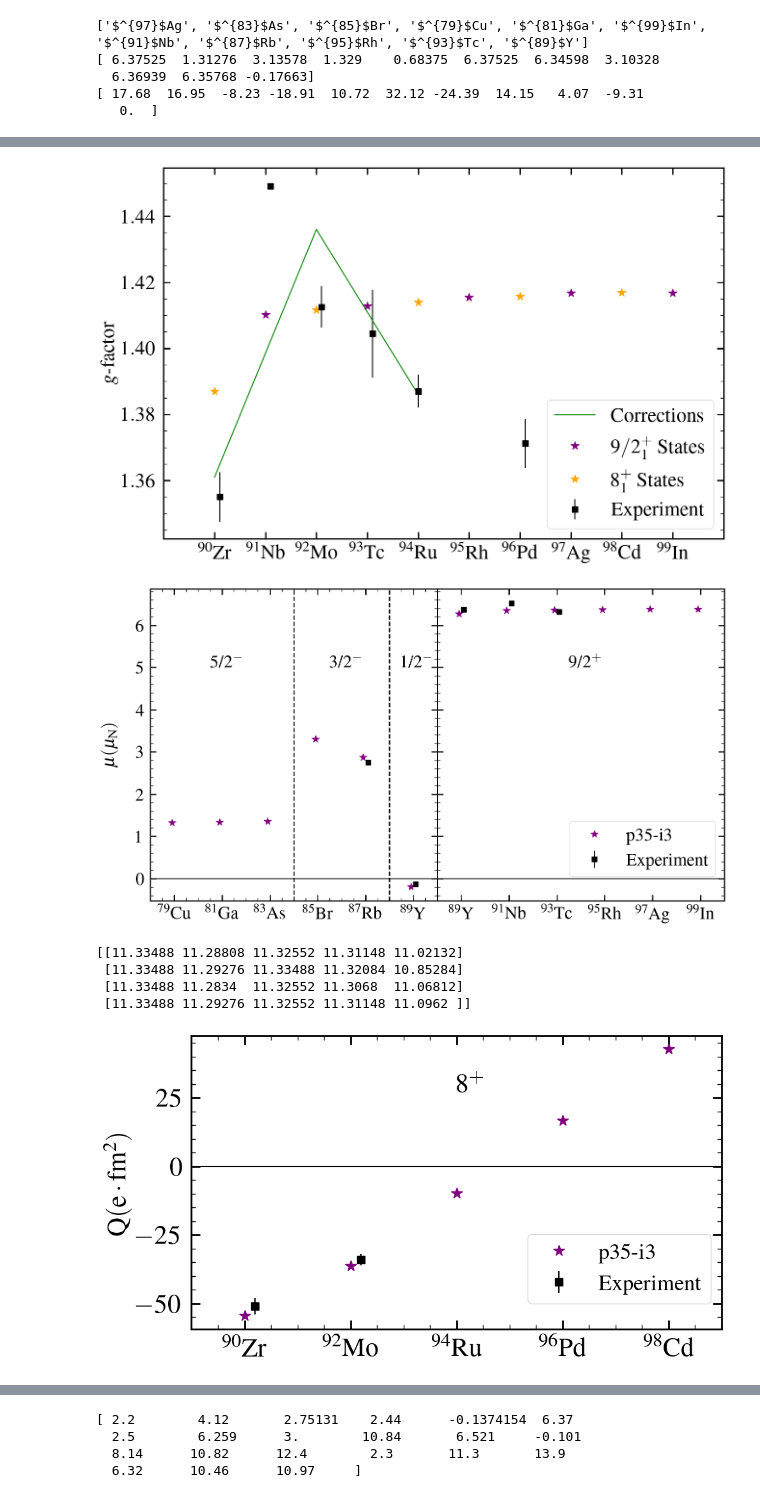
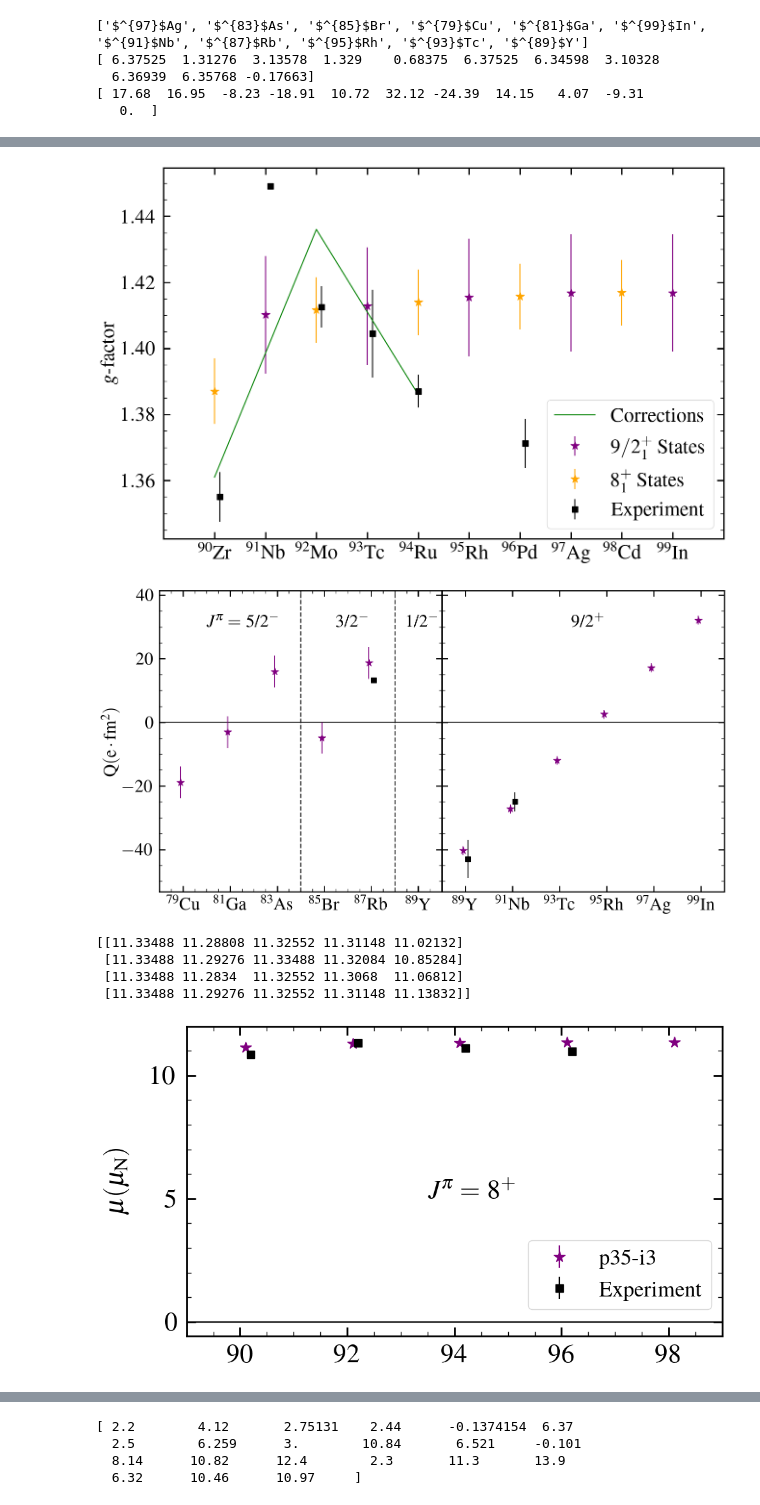
Before and after one commit to JordanPurcell/Research, a Jupyter notebook: plots/EM_properties.ipynb, the cells around one changed output, grey strips where cells are left out. Drawn from its saved outputs; the diff is of its cells as text; code cells hidden in the pictures.

Commit message:
Plot and Data Updates
Replaced p35-i3 folder with updated one. Added error bars to all plots.

```diff
--- a/plots/EM_properties.ipynb
+++ b/plots/EM_properties.ipynb
@@ -255,13 +259,9 @@ f.set_figwidth(15)
 f.set_figheight(10)
 
 plt.setp(ax, xticks= A90, xticklabels=A90_ticks)
-#ax.errorbar([A90[int(2*i+1)] for i in range(5)], [A90_mu[2*i+1]/4.5 for i in range(5)], yerr=[0.08/4.5, 0.08/4.5, 0.08/4.5, 0.08/4.5, 0.08/4.5],
-                    #fmt='*', mfc='purple', mec='purple', ecolor='purple', ms=13,label='$9/2^+_1$ States')
-#ax.errorbar([A90[int(2*i)] for i in range(5)], [A90_mu[2*i]/8 for i in range(5)], yerr=[0.08/8, 0.08/(8), 0.08/(8), 0.08/(8), 0.08/(8)],
-                    #fmt='*', mfc='orange', mec='orange', ecolor='orange', ms=13, label='$8^+_1$ States')
-ax.errorbar([A90[int(2*i+1)] for i in range(5)], [A90_mu[2*i+1]/4.5 for i in range(5)],
+ax.errorbar([A90[int(2*i+1)] for i in range(5)], [A90_mu[2*i+1]/4.5 for i in range(5)], yerr=[0.08/4.5, 0.08/4.5, 0.08/4.5, 0.08/4.5, 0.08/4.5],
                     fmt='*', mfc='purple', mec='purple', ecolor='purple', ms=13,label='$9/2^+_1$ States')
-ax.errorbar([A90[int(2*i)] for i in range(5)], [A90_mu[2*i]/8 for i in range(5)],
+ax.errorbar([A90[int(2*i)] for i in range(5)], [A90_mu[2*i]/8 for i in range(5)], yerr=[0.08/8, 0.08/(8), 0.08/(8), 0.08/(8), 0.08/(8)],
                     fmt='*', mfc='orange', mec='orange', ecolor='orange', ms=13, label='$8^+_1$ States')
 plt.errorbar([90+0.1,91+0.1,92+0.1,93+0.1,96+0.1], [A90_exp[i]/A90_exp_J[i] for i in range(len(A90_exp))], yerr=[A90_err[i]/A90_exp_J[i] for i in range(len(A90_exp))],
                     fmt='s', mfc='black', mec='black', ecolor='black', ms=8, label='Experiment')
@@ -277,15 +277,15 @@ plt.legend(fontsize=30)
 plt.minorticks_on()
 plt.show()
 # %% [output]
-[figure, old version]
+[figure, new version]
 # %%
-f, ax = plt.subplots(2,2, sharey='row', gridspec_kw={'width_ratios':[6,6]})
-#f, ax = plt.subplots(2,2, sharex='col', sharey='row', gridspec_kw={'width_ratios':[6,6]})      # Switch to this one to isolate bottom plot
+#f, ax = plt.subplots(2,2, sharey='row', gridspec_kw={'width_ratios':[6,6]})
+f, ax = plt.subplots(2,2, sharex='col', sharey='row', gridspec_kw={'width_ratios':[6,6]})      # Switch to this one to isolate bottom plot
 f.set_figwidth(15)
 f.set_figheight(15)
 
-plt.setp(ax[0][0], xticks=odd_A, xticklabels=odd_ticks)                 # Change first index to isolate top/bottom plot
-plt.setp(ax[0][1], xticks=m9_A, xticklabels=m9_ticks)                   # ""
+plt.setp(ax[1][0], xticks=odd_A, xticklabels=odd_ticks)                 # Change first index to isolate top/bottom plot
+plt.setp(ax[1][1], xticks=m9_A, xticklabels=m9_ticks)                   # ""
 ax[0][0].tick_params(pad=10)
 ax[0][1].tick_params(pad=10)
 ax[0][0].set_xlim(78, 90)
@@ -300,10 +300,8 @@ ax[1][1].plot(xeven, np.zeros(len(xeven)), color='black', linestyle='solid')
 #ax[0][0].scatter([odd_A[i] - 0.2 for i in range(len(odd_A))], odd_dipoles[0], color='green', s = 125, label='jj44a', alpha=0.9)
 #ax[0][0].scatter([odd_A[i] for i in range(len(odd_A))], odd_dipoles[1], color='orange',  s = 125, label='n50j', alpha=0.9)
 #ax[0][0].scatter([odd_A[i] - 0.1 for i in range(len(odd_A))], odd_dipoles[2], color='orange', s = 125, label='p35-i2', alpha=0.9)
-#ax[0][0].errorbar([odd_A[i] + 0.1 for i in range(len(odd_A))], odd_dipoles[3], yerr=[0.22, 0.22, 0.22, 0.22, 0.22, 0.22, 0.22, 0.22, 0.22, 0.22, 0.08],
-                   # fmt='*', mfc='purple', mec='purple', ecolor='purple', ms=13, label='p35-i3')
-ax[0][0].errorbar([odd_A[i] - 0.1 for i in range(len(odd_A))], odd_dipoles[3],
-                    fmt='*', mfc='purple', mec='purple', ecolor='purple', ms=13, label='p35-i3')
+ax[0][0].errorbar([odd_A[i] - 0.1 for i in range(len(odd_A))], odd_dipoles[3], yerr=[0.22, 0.22, 0.22, 0.22, 0.22, 0.22, 0.22, 0.22, 0.22, 0.22, 0.08],
+                   fmt='*', mfc='purple', mec='purple', ecolor='purple', ms=13, label='p35-i3')
 ax[0][0].errorbar([87 + 0.1, 89 + 0.1, 91 + 0.1], [2.75131, -0.1374154, 6.521], yerr=[0.00012, 0.0000003, 0.002],
                     fmt='s', mfc='black', mec='black', ecolor='black', ms=8, label='Experiment')
 
@@ -311,9 +309,7 @@ ax[0][0].errorbar([87 + 0.1, 89 + 0.1, 91 + 0.1], [2.75131, -0.1374154, 6.521],
 #ax[1][0].scatter([odd_A[i] - 0.2 for i in range(len(odd_A)-1)], odd_Q[0][:10], color='green', s = 125, label='jj44a', alpha=0.9)
 #ax[1][0].scatter([odd_A[i] for i in range(len(odd_A)-1)], odd_Q[1][:10], color='orange',  s = 125, label='n50j', alpha=0.9)
 #ax[1][0].scatter(odd_A[:10], odd_Q[2][:10], color='orange', s = 125, label='p35-i2', alpha=0.9)
-#ax[1][0].errorbar(odd_A[:10], odd_Q[3][:10], yerr=[5, 5, 5, 5, 5, 5, 5, 5, 5, 5],
-                    #fmt='*', mfc='purple', mec='purple', ecolor='purple', ms=13, label='p35-i3')
-ax[1][0].errorbar(odd_A[:10] - np.array([0.1]*10), odd_Q[3][:10],
+ax[1][0].errorbar(odd_A[:10] - np.array([0.1]*10), odd_Q[3][:10], yerr=[5, 5, 5, 5, 5, 5, 5, 5, 5, 5],
                     fmt='*', mfc='purple', mec='purple', ecolor='purple', ms=13, label='p35-i3')
 ax[1][0].errorbar([87 + 0.1, 91 + 0.1], [13.2, -25], yerr=[0.1, 3],
                     fmt='s', mfc='black', mec='black', ecolor='black', ms=8, label='Experiment')
@@ -321,19 +317,15 @@ ax[1][0].errorbar([87 + 0.1, 91 + 0.1], [13.2, -25], yerr=[0.1, 3],
 #ax[0][1].scatter([m9_A[i] - 0.2 for i in range(len(m9_A))], odd_mu9[0], color='green', s = 125, label='jj44a', alpha=0.9)
 #ax[0][1].scatter([m9_A[i] for i in range(len(m9_A))], odd_mu9[1], color='orange',  s = 125, label='n50j', alpha=0.9)
 #ax[0][1].scatter([m9_A[i] - 0.1 for i in range(len(m9_A))], odd_mu9[2], color='orange', s = 125, label='p35-i2', alpha=0.9)
-#ax[0][1].errorbar([m9_A[i] + 0.1 for i in range(len(m9_A))], odd_mu9[3], yerr=[0.08, 0.08, 0.08, 0.08, 0.08, 0.08],
-                   # fmt='*', mfc='purple', mec='purple', ecolor='purple', ms=13,label='p35-i3')
-ax[0][1].errorbar([m9_A[i] - 0.1 for i in range(len(m9_A))], odd_mu9[3],
-                    fmt='*', mfc='purple', mec='purple', ecolor='purple', ms=13,label='p35-i3')
+ax[0][1].errorbar([m9_A[i] - 0.1 for i in range(len(m9_A))], odd_mu9[3], yerr=[0.08, 0.08, 0.08, 0.08, 0.08, 0.08],
+                   fmt='*', mfc='purple', mec='purple', ecolor='purple', ms=13,label='p35-i3')
 ax[0][1].errorbar([89 + 0.1, 91 + 0.1, 93 + 0.1], [6.37, 6.521, 6.32], yerr=[0.04, 0.002, 0.06],
                     fmt='s', mfc='black', mec='black', ecolor='black', ms=8, label='Experiment')
 
 #ax[1][1].scatter([m9_A[i] - 0.2 for i in range(len(m9_A))], odd_Q9[0], color='green', s = 125, label='jj44a', alpha=0.9)
 #ax[1][1].scatter([m9_A[i]  for i in range(len(m9_A))], odd_Q9[1], color='orange',  s = 125, label='n50j', alpha=0.9)
 #ax[1][1].scatter([m9_A[i] - 0.1 for i in range(len(m9_A))], odd_Q9[2], color='orange', s = 125, label='p35-i2', alpha=0.9)
-#ax[1][1].errorbar([m9_A[i] + 0.1 for i in range(len(m9_A))], odd_Q9[3], yerr=[1.4, 1.4, 1.4, 1.4, 1.4, 1.4],
-                    #fmt='*', mfc='purple', mec='purple', ecolor='purple', ms=13, label='p35-i3')
-ax[1][1].errorbar([m9_A[i] - 0.1 for i in range(len(m9_A))], odd_Q9[3],
+ax[1][1].errorbar([m9_A[i] - 0.1 for i in range(len(m9_A))], odd_Q9[3], yerr=[1.4, 1.4, 1.4, 1.4, 1.4, 1.4],
                     fmt='*', mfc='purple', mec='purple', ecolor='purple', ms=13, label='p35-i3')
 ax[1][1].errorbar([89 + 0.1, 91 + 0.1], [-43, -25], yerr=[6, 3],
                     fmt='s', mfc='black', mec='black', ecolor='black', ms=8, label='Experiment')
@@ -347,7 +339,7 @@ ax[0][1].tick_params(which="major", direction="in", right=True, top=True, length
 ax[0][1].tick_params(which="minor", direction="in", right=True, top=True, length=5, width=1, labelsize=30)
 ax[1][1].tick_params(which="major", direction="in", right=True, top=True, length=10, width=2, labelsize=30, pad=10)
 ax[1][1].tick_params(which="minor", direction="in", right=True, top=True, length=5, width=1, labelsize=30)
-ax[0][1].xaxis.get_major_ticks()[1].set_pad(5)       # This adjust only the 97Ag label because it's behaving badly
+ax[1][1].xaxis.get_major_ticks()[1].set_pad(5)       # This adjust only the 97Ag label because it's behaving badly
 
 ax[0][0].set_ylabel('$\mathrm{\mu(\mu_{N})}$', labelpad=30, fontsize=30)
 ax[1][0].set_ylabel('$\mathrm{Q(e \cdot fm^2)}$', fontsize=30)
@@ -359,13 +351,13 @@ ax[1][0].axvline(x = 84, ymin = 0, ymax = 7, color = 'k', linewidth=2, ls='--')
 ax[1][0].axvline(x = 88, ymin = 0, ymax = 7, color = 'k', linewidth=2, ls='--')
 ax[1][0].axvline(x = 90, ymin = 0, ymax = 7, color = 'k', linewidth=2, ls='--')
 
-ax[0][0].text(80.5, 5, '5/2$^{-}$', fontsize = 30)          # Switch first index to isolate top/bottom plot
-ax[0][0].text(85.5, 5, '3/2$^{-}$', fontsize = 30)          # ""
-ax[0][0].text(88.5, 5, '1/2$^{-}$', fontsize = 30)          # ""
-ax[0][1].text(93.5, 5, '9/2$^{+}$', fontsize = 30)          # ""
+ax[1][0].text(80, 30, '$J^\pi = $ 5/2$^{-}$', fontsize = 30)          # Switch first index to isolate top/bottom plot
+ax[1][0].text(85.5, 30, '3/2$^{-}$', fontsize = 30)          # ""
+ax[1][0].text(88.5, 30, '1/2$^{-}$', fontsize = 30)          # ""
+ax[1][1].text(93.5, 30, '9/2$^{+}$', fontsize = 30)          # ""
 
-ax[1][0].set_visible(False)                # Option for isolating subplot
-ax[1][1].set_visible(False)
+ax[0][0].set_visible(False)                # Option for isolating subplot
+ax[0][1].set_visible(False)
 
 
 plt.tight_layout()
@@ -375,18 +367,20 @@ ax[1][0].minorticks_on()
 ax[0][1].legend(fontsize=30, bbox_to_anchor=(1, 0.05), loc="lower right").set_alpha(1)          # Toggle first index to isolate top/bottom plot
 plt.show()
 # %% [output]
-[figure, old version]
+[figure, new version]
 # %%
 mu_i3_6plus = [8.31391, 8.46106, 8.47682, 8.49259, 8.50310]
+even_Q8[3] = [42.59, -35.96, 17.00, -9.39, -55.09]
+even_mu8[3] = [11.33488, 11.29276, 11.32552, 11.31148, 11.13832]
 print(even_mu8)
 # %% [output]
 [[11.33488 11.28808 11.32552 11.31148 11.02132]
  [11.33488 11.29276 11.33488 11.32084 10.85284]
  [11.33488 11.2834  11.32552 11.3068  11.06812]
- [11.33488 11.29276 11.32552 11.31148 11.0962 ]]
+ [11.33488 11.29276 11.32552 11.31148 11.13832]]
 # %%
-f, ax = plt.subplots(2,1, sharex='col', sharey='row', gridspec_kw={'width_ratios':[6]}, squeeze=False)
-#f, ax = plt.subplots(2,1, sharey='row', gridspec_kw={'width_ratios':[6]}, squeeze=False)     # Use this for isolating subplots
+#f, ax = plt.subplots(2,1, sharex='col', sharey='row', gridspec_kw={'width_ratios':[6]}, squeeze=False)
+f, ax = plt.subplots(2,1, sharey='row', gridspec_kw={'width_ratios':[6]}, squeeze=False)     # Use this for isolating subplots
 f.set_figwidth(10)
 f.set_figheight(10)
 
@@ -401,46 +395,42 @@ ax[1][0].plot(xeven, np.zeros(len(xeven)), color='black', linestyle='solid')
 #ax[0][0].scatter([m8_A[i] - 0.2 for i in range(len(m8_A))], even_mu8[0], color='green', s = 125, label='jj44a', alpha=0.9)
 #ax[0][0].scatter([m8_A[i] for i in range(len(m8_A))], even_mu8[1], color='orange',  s = 125, label='n50j', alpha=0.9)
 #ax[0][0].scatter([m8_A[i] - 0.1 for i in range(len(m8_A))], even_mu8[2], color='orange', s = 125, label='p35-i2', alpha=0.9)
-#ax[0][0].errorbar([m8_A[i] + 0.1 for i in range(len(m8_A))], even_mu8[3], yerr=[0.08, 0.08, 0.08, 0.08, 0.08],
-                    #fmt='*', mfc='purple', mec='purple', ecolor='purple', ms=13, label='p35-i3')
-ax[0][0].errorbar([m8_A[i] + 0.1 for i in range(len(m8_A))], even_mu8[3],
+ax[0][0].errorbar([m8_A[i] + 0.1 for i in range(len(m8_A))], even_mu8[3], yerr=[0.08, 0.08, 0.08, 0.08, 0.08],
                     fmt='*', mfc='purple', mec='purple', ecolor='purple', ms=13, label='p35-i3')
 ax[0][0].errorbar([90 + 0.2, 92 + 0.2, 94 + 0.2, 96 + 0.2], [10.84, 11.30, 1.387*8, 10.97], yerr=[0.06, 0.05, 0.005*8, 0.06],
                     fmt='s', mfc='black', mec='black', ecolor='black', ms=8, label='Experiment')
 
 #ax[0][0].scatter([m8_A[i] + 0.1 for i in range(len(m8_A))], mu_i3_6plus, color='purple', marker='*', s = 135, label='p35-i3')
 
 #ax[1][0].scatter([m8_A[i] - 0.2 for i in range(len(m8_A))], even_Q8[0], color='green', s = 125, label='jj44a', alpha=0.9)
 #ax[1][0].scatter([m8_A[i]  for i in range(len(m8_A))], even_Q8[1], color='orange',  s = 125, label='n50j', alpha=0.9)
 #ax[1][0].scatter([m8_A[i] - 0.1 for i in range(len(m8_A))], even_Q8[2], color='orange', s = 125, label='p35-i2', alpha=0.9)
-#ax[1][0].errorbar([m8_A[i] + 0.1 for i in range(len(m8_A))], even_Q8[3], yerr=[1.4, 1.4, 1.4, 1.4, 1.4],
-                    #fmt='*', mfc='purple', mec='purple', ecolor='purple', ms=13, label='p35-i3')
-ax[1][0].errorbar([m8_A[i] for i in range(len(m8_A))], even_Q8[3],
+ax[1][0].errorbar([m8_A[i] + 0.1 for i in range(len(m8_A))], even_Q8[3], yerr=[1.4, 1.4, 1.4, 1.4, 1.4],
                     fmt='*', mfc='purple', mec='purple', ecolor='purple', ms=13, label='p35-i3')
 ax[1][0].errorbar([90 + 0.2, 92 + 0.2], [-51, -34], yerr=[3, 2],
                     fmt='s', mfc='black', mec='black', ecolor='black', ms=8, label='Experiment')
 
 ax[0][0].tick_params(which="major", direction="in", right=True, top=True, length=10, width=2, labelsize=30)
 ax[0][0].tick_params(which="minor", direction="in", right=True, top=True, length=5, width=1, labelsize=30)
 ax[1][0].tick_params(which="major", direction="in", right=True, top=True, length=10, width=2, labelsize=30, pad = 10)
 ax[1][0].tick_params(which="minor", direction="in", right=True, top=True, length=5, width=1, labelsize=30)
 
-ax[0][0].set_visible(False)                # Option for isolating subplot
+ax[1][0].set_visible(False)                # Option for isolating subplot
 
 ax[0][0].set_ylabel('$\mathrm{\mu(\mu_{N})}$', labelpad=25, fontsize=30)
 ax[1][0].set_ylabel('$\mathrm{Q(e \cdot fm^2)}$', fontsize=30)
 
-ax[1][0].text(94, 27, '8$^{+}$', fontsize = 30)
-ax[1][0].legend(fontsize=25, bbox_to_anchor=(1, 0.05), loc="lower right").set_alpha(1)
+ax[0][0].text(93.5, 5, '$J^\pi = $ 8$^{+}$', fontsize = 30)
+ax[0][0].legend(fontsize=25, bbox_to_anchor=(1, 0.05), loc="lower right").set_alpha(1)
 
 ax[0][0].tick_params(pad=10)
 plt.tight_layout()
 plt.subplots_adjust(wspace=0, hspace=0)
 ax[0][0].minorticks_on()
 ax[1][0].minorticks_on()
 plt.show()
 # %% [output]
-[figure, old version]
+[figure, new version]
 # %%
 f, ax = plt.subplots(2,3, sharex='col', sharey='row', gridspec_kw={'width_ratios':[6,6,5]})
 f.set_figwidth(15)
```
Also changed, not shown: parts of 9 cells of this notebook, 52 other files.
